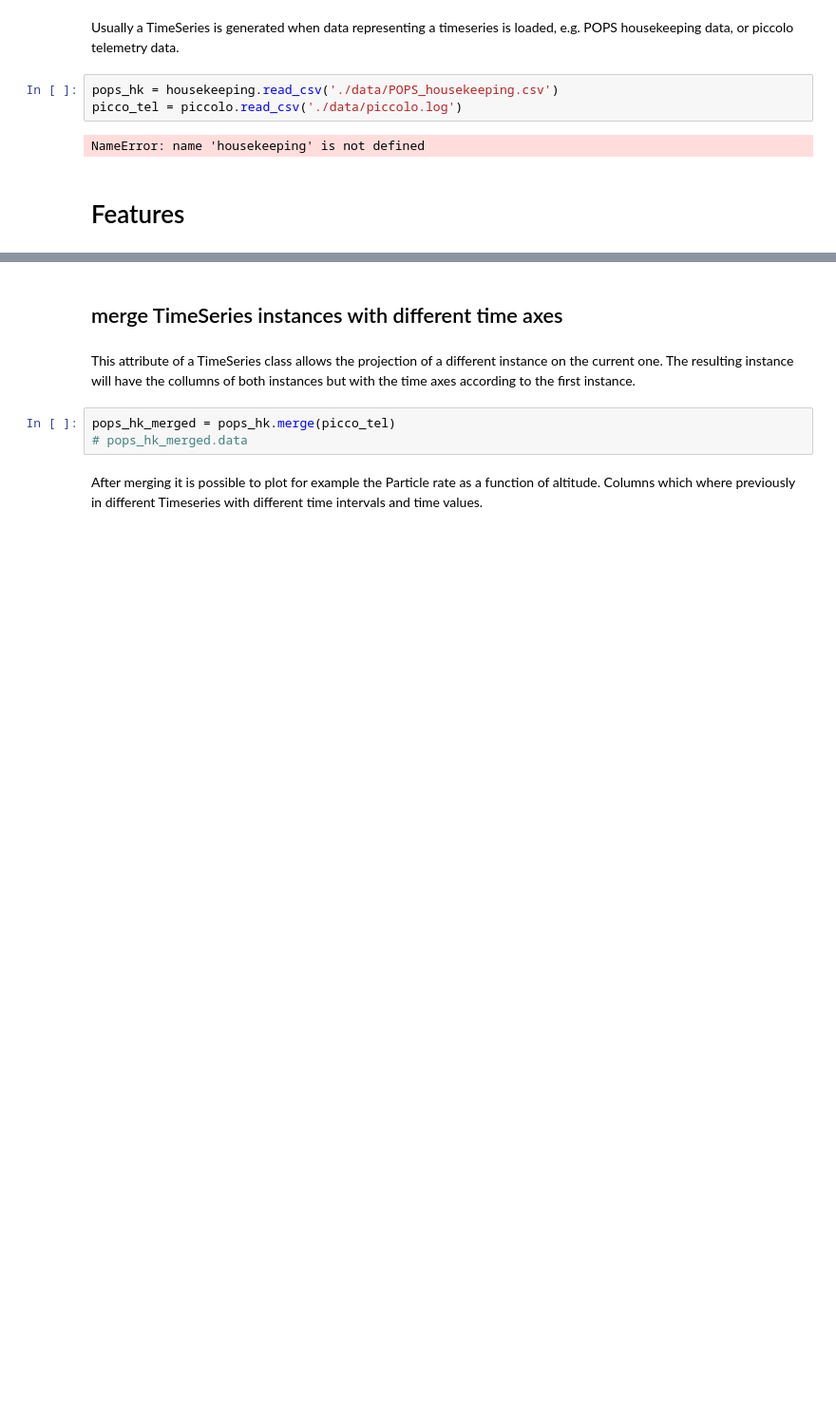
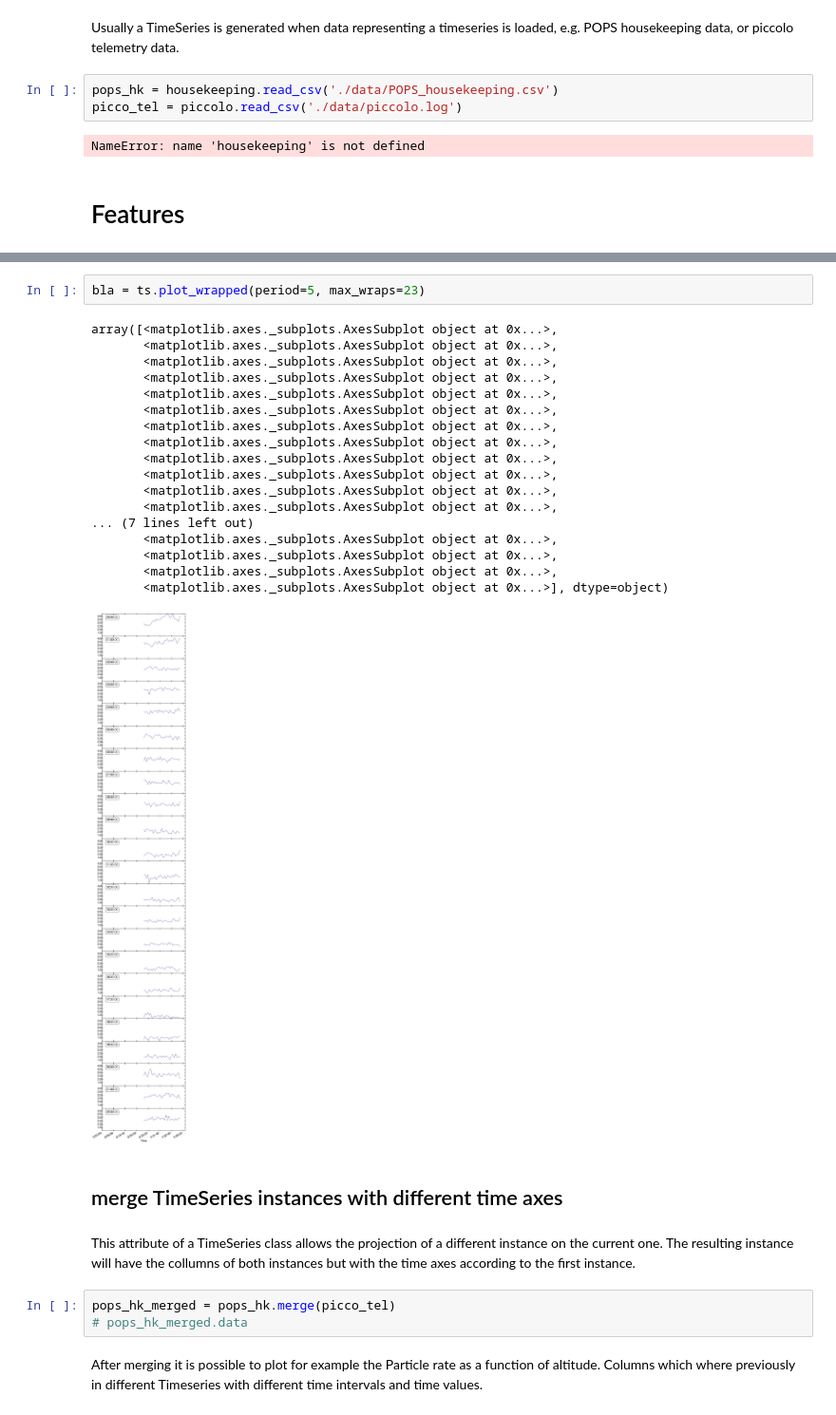
Before and after one commit to wblumberg/atm-py, a Jupyter notebook: examples/timeseries.ipynb, the cells around one changed output, grey strips where cells are left out. Shown at 95% size. Cells and saved outputs as stored; diff of their text form; blank space fills up the shorter version.

```diff
--- a/examples/timeseries.ipynb
+++ b/examples/timeseries.ipynb
@@ -59,3 +54,24 @@ NameError: name 'housekeeping' is not defined
+# %%
+bla = ts.plot_wrapped(period=5, max_wraps=23)
+# %% [output]
+array([<matplotlib.axes._subplots.AxesSubplot object at 0x...>,
+       <matplotlib.axes._subplots.AxesSubplot object at 0x...>,
+       <matplotlib.axes._subplots.AxesSubplot object at 0x...>,
+       <matplotlib.axes._subplots.AxesSubplot object at 0x...>,
+       <matplotlib.axes._subplots.AxesSubplot object at 0x...>,
+       <matplotlib.axes._subplots.AxesSubplot object at 0x...>,
+       <matplotlib.axes._subplots.AxesSubplot object at 0x...>,
+       <matplotlib.axes._subplots.AxesSubplot object at 0x...>,
+       <matplotlib.axes._subplots.AxesSubplot object at 0x...>,
+       <matplotlib.axes._subplots.AxesSubplot object at 0x...>,
+       <matplotlib.axes._subplots.AxesSubplot object at 0x...>,
+       <matplotlib.axes._subplots.AxesSubplot object at 0x...>,
+... (7 lines left out)
+       <matplotlib.axes._subplots.AxesSubplot object at 0x...>,
+       <matplotlib.axes._subplots.AxesSubplot object at 0x...>,
+       <matplotlib.axes._subplots.AxesSubplot object at 0x...>,
+       <matplotlib.axes._subplots.AxesSubplot object at 0x...>], dtype=object)
+[figure, added]
 # %% [markdown]
 ## merge TimeSeries instances with different time axes
 # %% [markdown]
```
Also changed, not shown: parts of 10 cells of this notebook, 3 other files.
